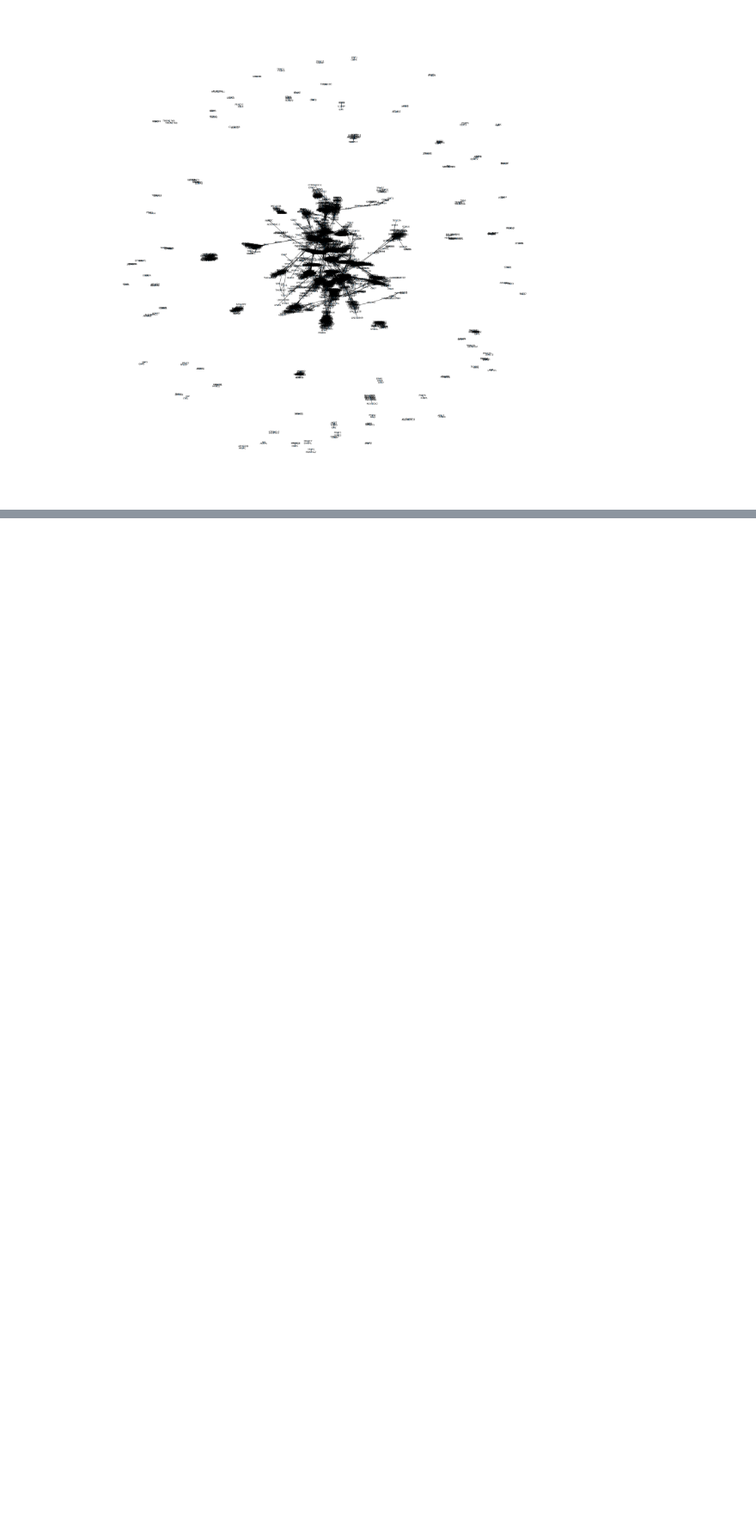
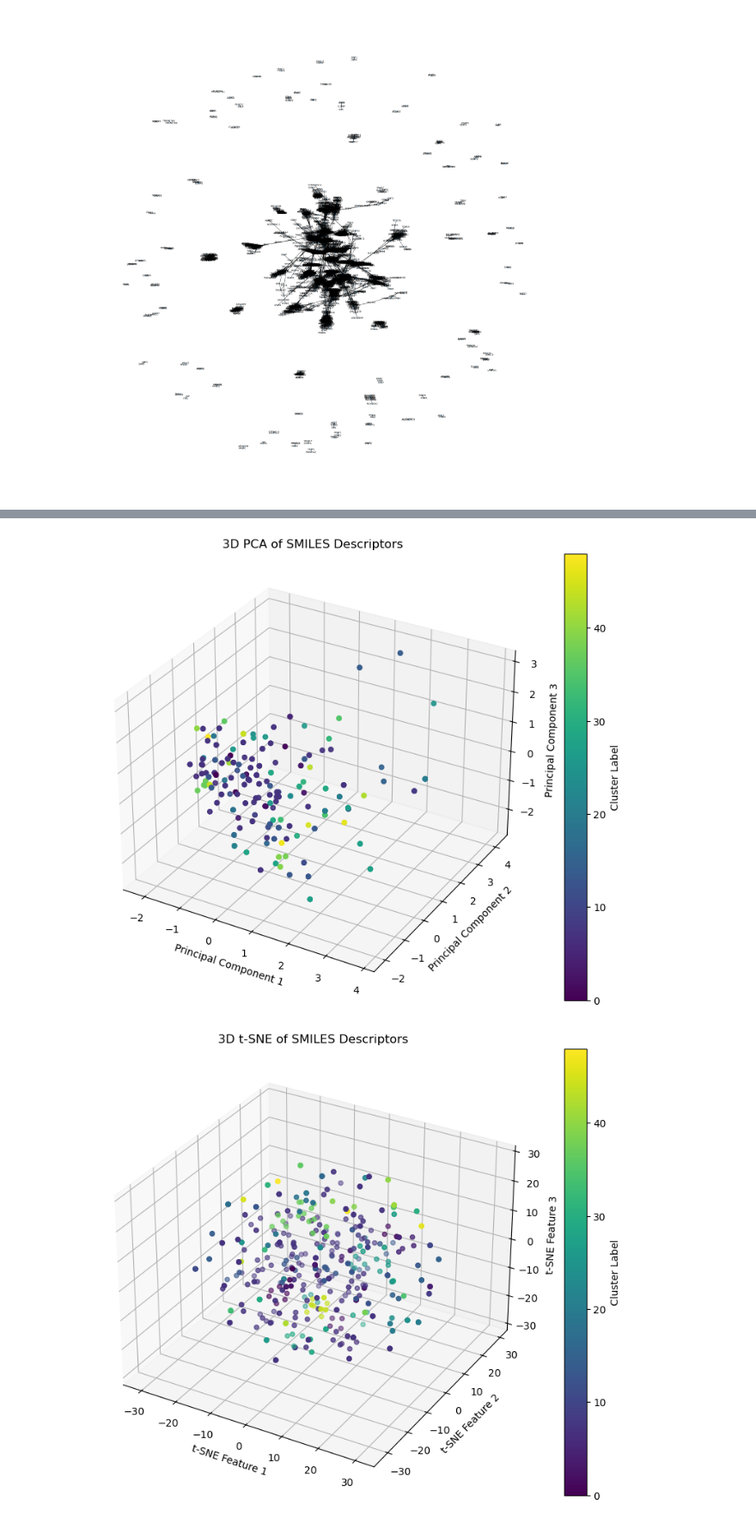
Before and after one commit to F-Sossi/CSS581_Group8_Project_Cell_Pertubations, a Jupyter notebook: Data_exploration.ipynb, the cells around one changed output, grey strips where cells are left out. Shown at 86% size. Saved outputs shown, nothing was run; the diff lists cells and outputs as text; code cells hidden in the pictures; blank space fills up the shorter version.

```diff
--- a/Data_exploration.ipynb
+++ b/Data_exploration.ipynb
@@ -529,0 +670,45 @@ print(f'Mean Squared Error: {mse}')
+# %%
+from mpl_toolkits.mplot3d import Axes3D
+
+# Extend PCA and t-SNE to 3 dimensions
+pca_3d = PCA(n_components=3)
+tsne_3d = TSNE(n_components=3, perplexity=30, n_iter=300)
+
+# Fit PCA and t-SNE
+reduced_data_pca_3d = pca_3d.fit_transform(smiles_df.drop(['sm_name', 'Cluster'], axis=1))
+reduced_data_tsne_3d = tsne_3d.fit_transform(smiles_df.drop(['sm_name', 'Cluster'], axis=1))
+
+# Create DataFrames for the reduced data
+reduced_df_pca_3d = pd.DataFrame(reduced_data_pca_3d, columns=['PC1', 'PC2', 'PC3'])
+reduced_df_tsne_3d = pd.DataFrame(reduced_data_tsne_3d, columns=['TSNE1', 'TSNE2', 'TSNE3'])
+
+# Add the cluster information
+reduced_df_pca_3d['Cluster'] = smiles_df['Cluster']
+reduced_df_tsne_3d['Cluster'] = smiles_df['Cluster']
+
+# Plotting PCA results in 3D
+fig = plt.figure(figsize=(10, 8))
+ax = fig.add_subplot(111, projection='3d')
+sc = ax.scatter(reduced_df_pca_3d['PC1'], reduced_df_pca_3d['PC2'], reduced_df_pca_3d['PC3'],
+                c=reduced_df_pca_3d['Cluster'], cmap='viridis', depthshade=True)
+plt.title('3D PCA of SMILES Descriptors')
+ax.set_xlabel('Principal Component 1')
+ax.set_ylabel('Principal Component 2')
+ax.set_zlabel('Principal Component 3')
+plt.colorbar(sc, label='Cluster Label')
+plt.show()
+
+# Plotting t-SNE results in 3D
+fig = plt.figure(figsize=(10, 8))
+ax = fig.add_subplot(111, projection='3d')
+sc = ax.scatter(reduced_df_tsne_3d['TSNE1'], reduced_df_tsne_3d['TSNE2'], reduced_df_tsne_3d['TSNE3'],
+                c=reduced_df_tsne_3d['Cluster'], cmap='viridis', depthshade=True)
+plt.title('3D t-SNE of SMILES Descriptors')
+ax.set_xlabel('t-SNE Feature 1')
+ax.set_ylabel('t-SNE Feature 2')
+ax.set_zlabel('t-SNE Feature 3')
+plt.colorbar(sc, label='Cluster Label')
+plt.show()
+# %% [output]
+[figure, added]
+[figure, added]
```
Also changed, not shown: parts of 4 cells of this notebook.
